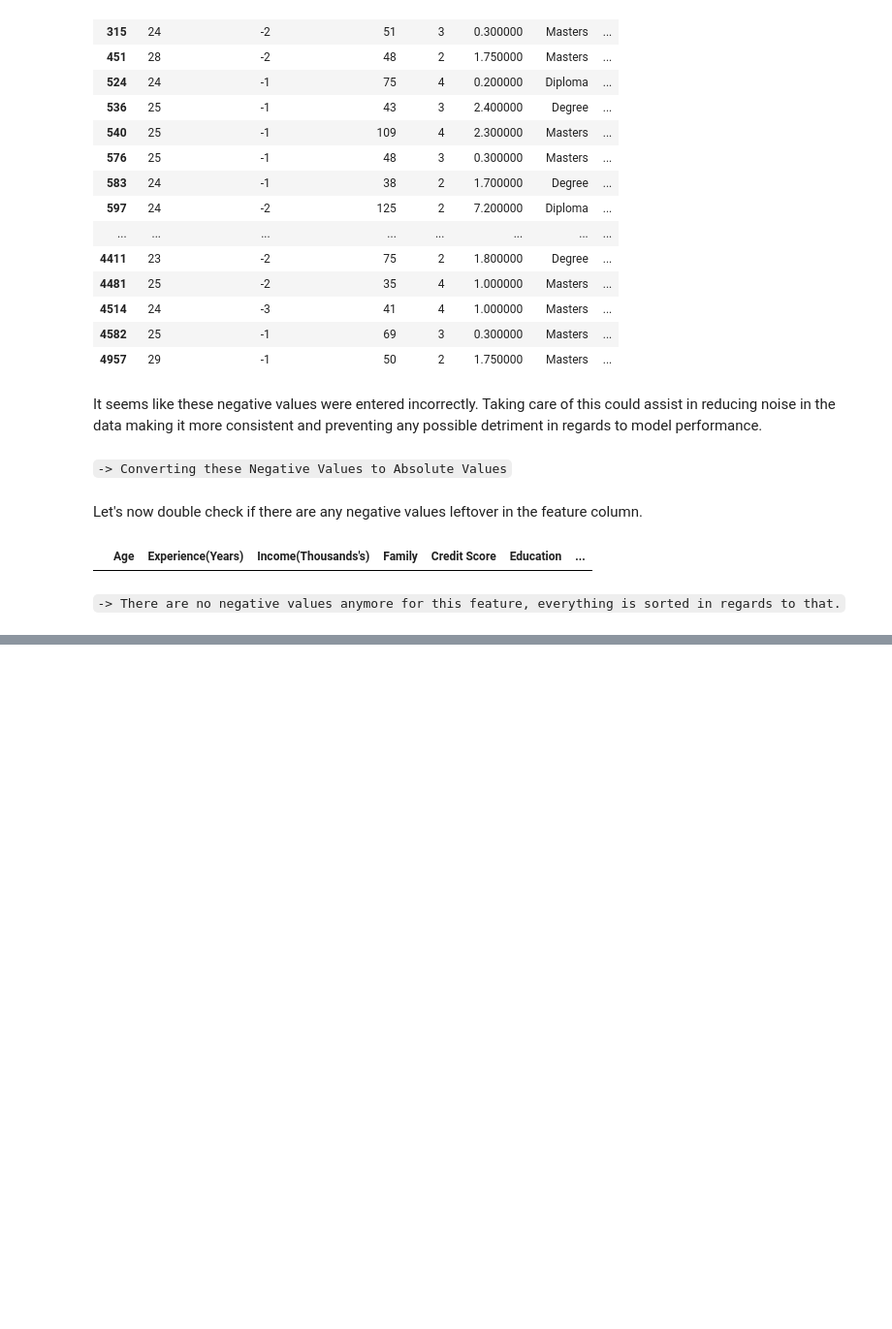
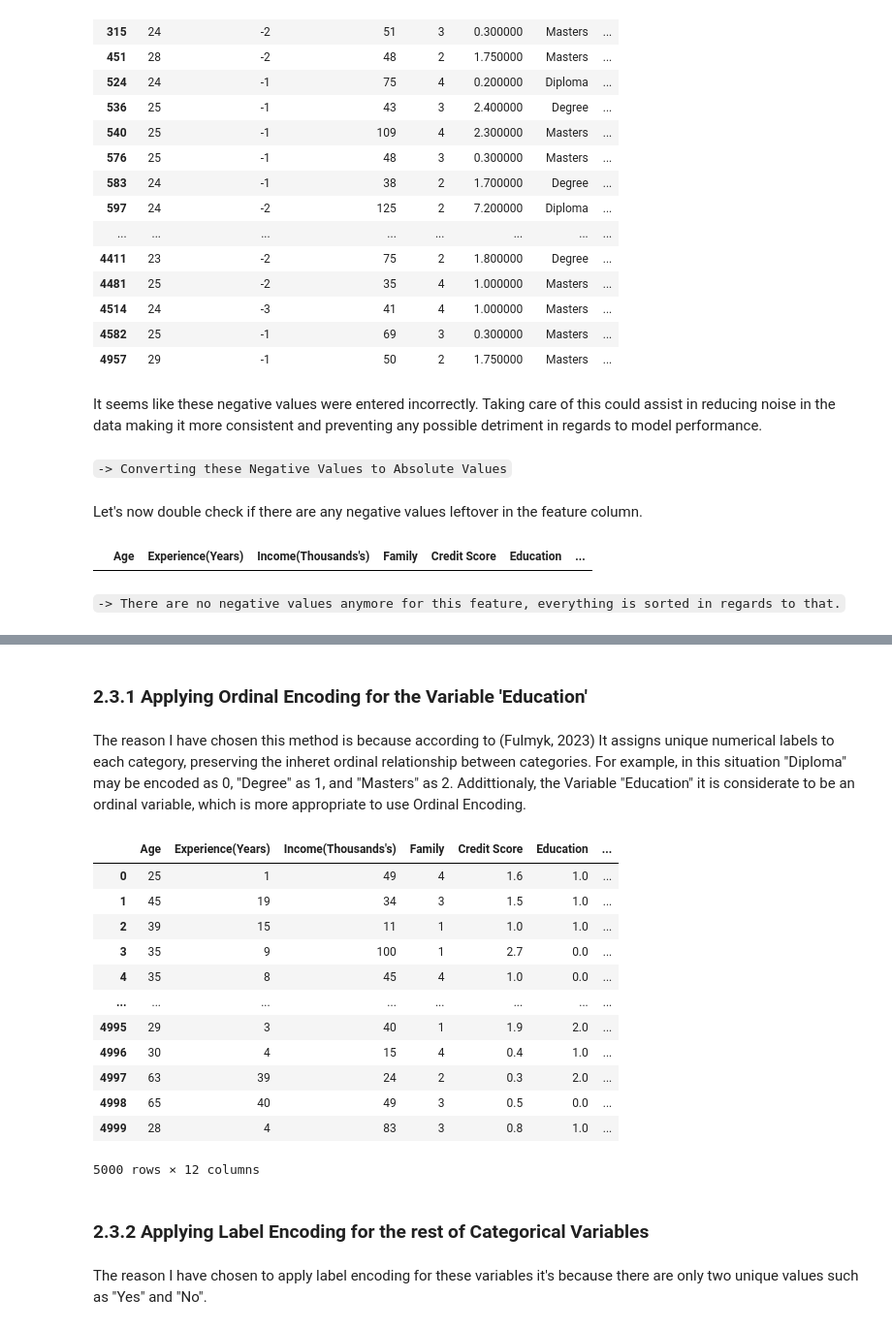
Before and after one commit to mariosantos2023410/MarioSantos_ML_CA2, a Jupyter notebook: MarioSantos_ML_CA2.ipynb, the cells around one changed output, grey strips where cells are left out. Shown at 97% size. Saved outputs shown, nothing was run; the diff lists cells and outputs as text; code cells hidden in the pictures; blank space fills up the shorter version.

```diff
--- a/MarioSantos_ML_CA2.ipynb
+++ b/MarioSantos_ML_CA2.ipynb
@@ -333,0 +343,28 @@ df[df['Experience(Years)']<0]
+# %% [markdown]
+### 2.3.1 Applying Ordinal Encoding for the Variable 'Education'
+# %%
+from sklearn.preprocessing import OrdinalEncoder
+encoder = OrdinalEncoder()
+df['Education'] = encoder.fit_transform(df[['Education']])
+# %% [markdown]
+The reason I have chosen this method is because according to (Fulmyk, 2023) It assigns unique numerical labels to each category, preserving the inheret ordinal relationship between categories. For example, in this situation "Diploma" may be encoded as 0, "Degree" as 1, and "Masters" as 2. Addittionaly, the Variable "Education" it is considerate to be an ordinal variable, which is more appropriate to use Ordinal Encoding.
+# %%
+df
+# %% [output]
+|  | Age | Experience(Years) | Income(Thousands's) | Family | Credit Score | Education | ... |
+| 0 | 25 | 1 | 49 | 4 | 1.6 | 1.0 | ... |
+| 1 | 45 | 19 | 34 | 3 | 1.5 | 1.0 | ... |
+| 2 | 39 | 15 | 11 | 1 | 1.0 | 1.0 | ... |
+| 3 | 35 | 9 | 100 | 1 | 2.7 | 0.0 | ... |
+| 4 | 35 | 8 | 45 | 4 | 1.0 | 0.0 | ... |
+| ... | ... | ... | ... | ... | ... | ... | ... |
+| 4995 | 29 | 3 | 40 | 1 | 1.9 | 2.0 | ... |
+| 4996 | 30 | 4 | 15 | 4 | 0.4 | 1.0 | ... |
+| 4997 | 63 | 39 | 24 | 2 | 0.3 | 2.0 | ... |
+| 4998 | 65 | 40 | 49 | 3 | 0.5 | 0.0 | ... |
+| 4999 | 28 | 4 | 83 | 3 | 0.8 | 1.0 | ... |
+5000 rows × 12 columns
+# %% [markdown]
+### 2.3.2 Applying Label Encoding for the rest of Categorical Variables
+# %% [markdown]
+The reason I have chosen to apply label encoding for these variables it's because there are only two unique values such as "Yes" and "No".
```
Also changed, not shown: parts of 20 cells of this notebook.
